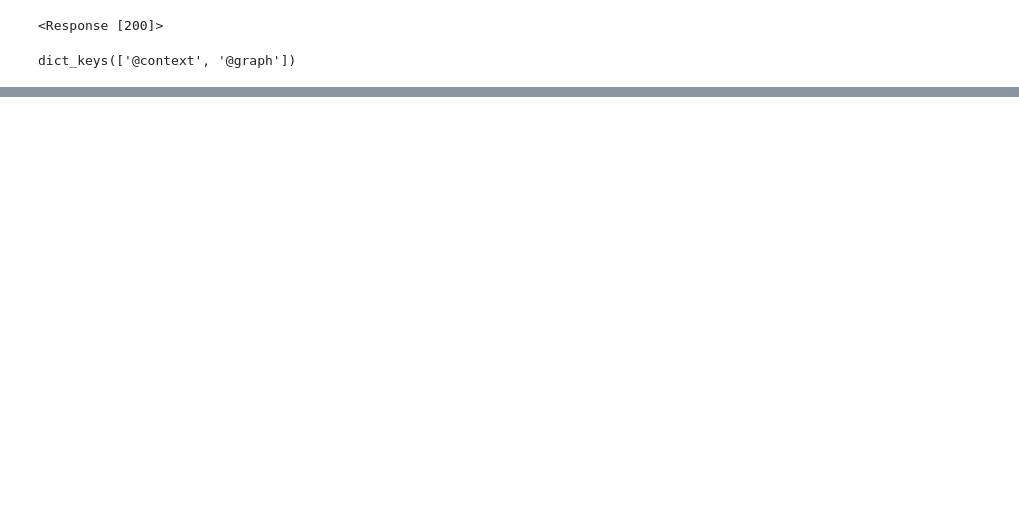
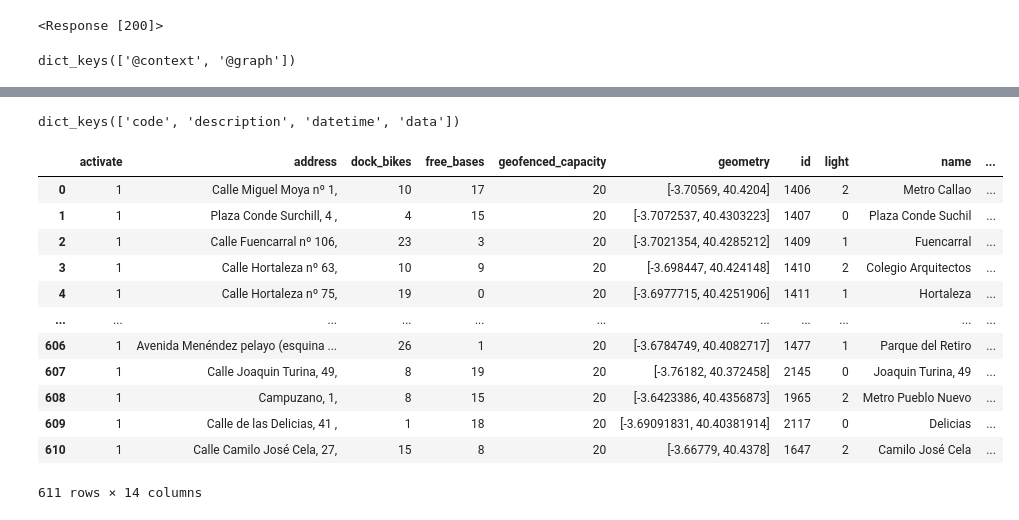
Before and after one commit to VeroOli/project_Bicimad, a Jupyter notebook: notebooks/dev_notebook_.ipynb, the cells around one changed output, grey strips where cells are left out. Drawn from its saved outputs; the diff is of its cells as text; code cells hidden in the pictures; blank space fills up the shorter version.

```diff
--- a/notebooks/dev_notebook_.ipynb
+++ b/notebooks/dev_notebook_.ipynb
@@ -311,0 +148,11 @@ concatenated_df.explode('bicimad')
+# %%
+#connect to the EMT de madrid API to obtain my accessToken
+url = 'https://openapi.emtmadrid.es/v1/mobilitylabs/user/login/'
+
+headers = {
+    'email': '',
+    'password': ''
+    }
+
+response = req.request('GET', url, headers=headers)
+response.json()
@@ -311,0 +177,43 @@ concatenated_df.explode('bicimad')
+# %%
+#get the accessToken
+accessToken=response.json()['data'][0]['accessToken']
+# %%
+#connect to the EMT de madrid API to obtain data from all bicimad stations.
+url='https://openapi.emtmadrid.es/v1/transport/bicimad/stations/'
+
+headers = {
+    'accessToken': accessToken,
+    }
+
+response = req.request("GET", url, headers=headers)
+estaciones=response.json()
+# %%
+estaciones.keys()
+# %% [output]
+dict_keys(['code', 'description', 'datetime', 'data'])
+# %%
+estaciones=estaciones['data']
+estaciones_api=pd.DataFrame(estaciones)
+# %%
+#clean name and separate latitude and longitude
+names=[f['name'].split('-')[1].strip() for f in estaciones]
+coordenadas=[[f['geometry']['coordinates'] for f in estaciones]]
+coordenadas
+
+estaciones_api['name']=names
+estaciones_api['geometry']=coordenadas[0]
+estaciones_api
+# %% [output]
+|  | activate | address | dock_bikes | free_bases | geofenced_capacity | geometry | id | light | name | ... |
+| 0 | 1 | Calle Miguel Moya nº 1, | 10 | 17 | 20 | [-3.70569, 40.4204] | 1406 | 2 | Metro Callao | ... |
+| 1 | 1 | Plaza Conde Surchill, 4 , | 4 | 15 | 20 | [-3.7072537, 40.4303223] | 1407 | 0 | Plaza Conde Suchil | ... |
+| 2 | 1 | Calle Fuencarral nº 106, | 23 | 3 | 20 | [-3.7021354, 40.4285212] | 1409 | 1 | Fuencarral | ... |
+| 3 | 1 | Calle Hortaleza nº 63, | 10 | 9 | 20 | [-3.698447, 40.424148] | 1410 | 2 | Colegio Arquitectos | ... |
+| 4 | 1 | Calle Hortaleza nº 75, | 19 | 0 | 20 | [-3.6977715, 40.4251906] | 1411 | 1 | Hortaleza | ... |
+| ... | ... | ... | ... | ... | ... | ... | ... | ... | ... | ... |
+| 606 | 1 | Avenida Menéndez pelayo (esquina ... | 26 | 1 | 20 | [-3.6784749, 40.4082717] | 1477 | 1 | Parque del Retiro | ... |
+| 607 | 1 | Calle Joaquin Turina, 49, | 8 | 19 | 20 | [-3.76182, 40.372458] | 2145 | 0 | Joaquin Turina, 49 | ... |
+| 608 | 1 | Campuzano, 1, | 8 | 15 | 20 | [-3.6423386, 40.4356873] | 1965 | 2 | Metro Pueblo Nuevo | ... |
+| 609 | 1 | Calle de las Delicias, 41 , | 1 | 18 | 20 | [-3.69091831, 40.40381914] | 2117 | 0 | Delicias | ... |
+| 610 | 1 | Calle Camilo José Cela, 27, | 15 | 8 | 20 | [-3.66779, 40.4378] | 1647 | 2 | Camilo José Cela | ... |
+611 rows × 14 columns
```
Also changed, not shown: parts of 54 cells of this notebook, 9 other files.
